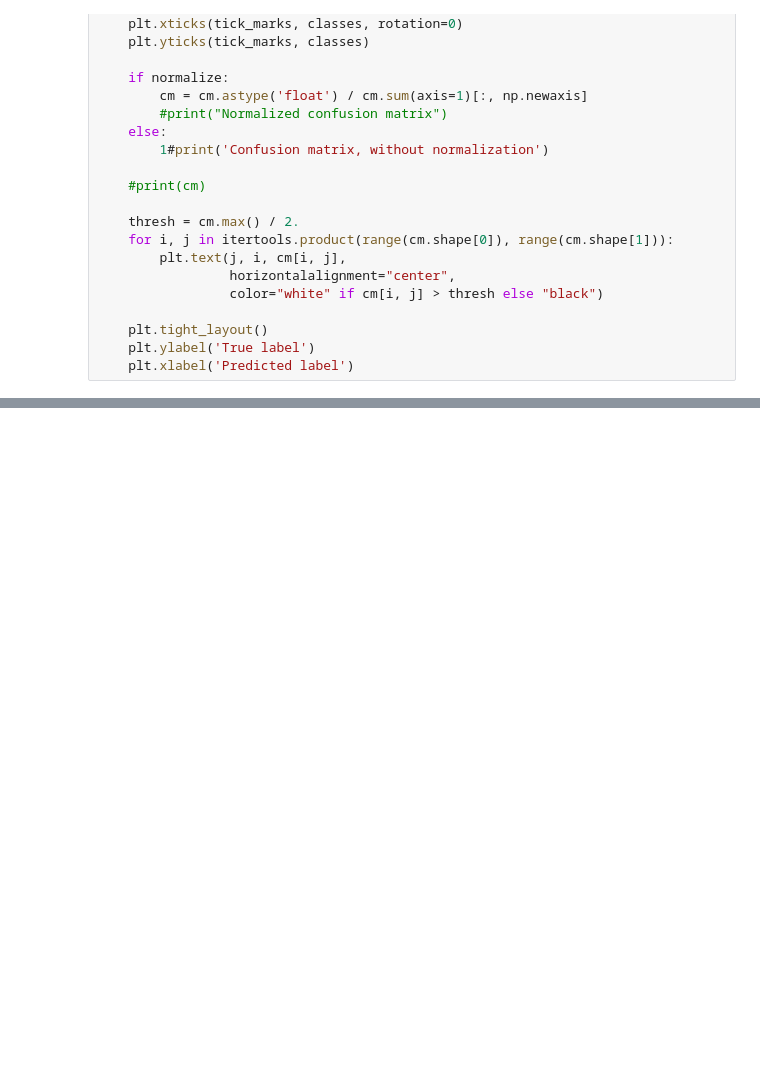
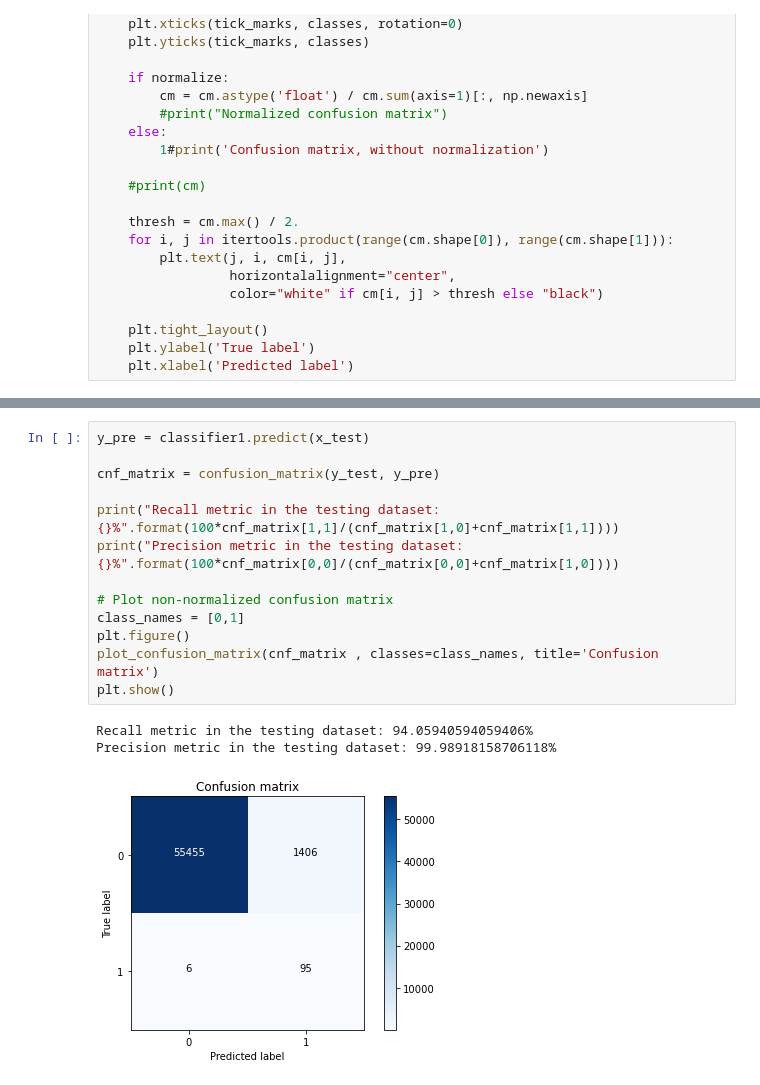
Before and after one commit to supun-priyashan/ML_Assignment2_IT19187242_IT19156484_IT19392172, a Jupyter notebook: Data preprocess and model.ipynb, the cells around one changed output, grey strips where cells are left out. Cells and saved outputs as stored; diff of their text form; blank space fills up the shorter version.

```diff
--- a/Data preprocess and model.ipynb
+++ b/Data preprocess and model.ipynb
@@ -170,0 +186,17 @@ def plot_confusion_matrix(cm, classes,
+# %%
+y_pre = classifier1.predict(x_test)
+
+cnf_matrix = confusion_matrix(y_test, y_pre)
+
+print("Recall metric in the testing dataset: {}%".format(100*cnf_matrix[1,1]/(cnf_matrix[1,0]+cnf_matrix[1,1])))
+print("Precision metric in the testing dataset: {}%".format(100*cnf_matrix[0,0]/(cnf_matrix[0,0]+cnf_matrix[1,0])))
+
+# Plot non-normalized confusion matrix
+class_names = [0,1]
+plt.figure()
+plot_confusion_matrix(cnf_matrix , classes=class_names, title='Confusion matrix')
+plt.show()
+# %% [output]
+Recall metric in the testing dataset: 94.05940594059406%
+Precision metric in the testing dataset: 99.98918158706118%
+[figure, added]
```
Also changed, not shown: parts of 3 cells of this notebook.
